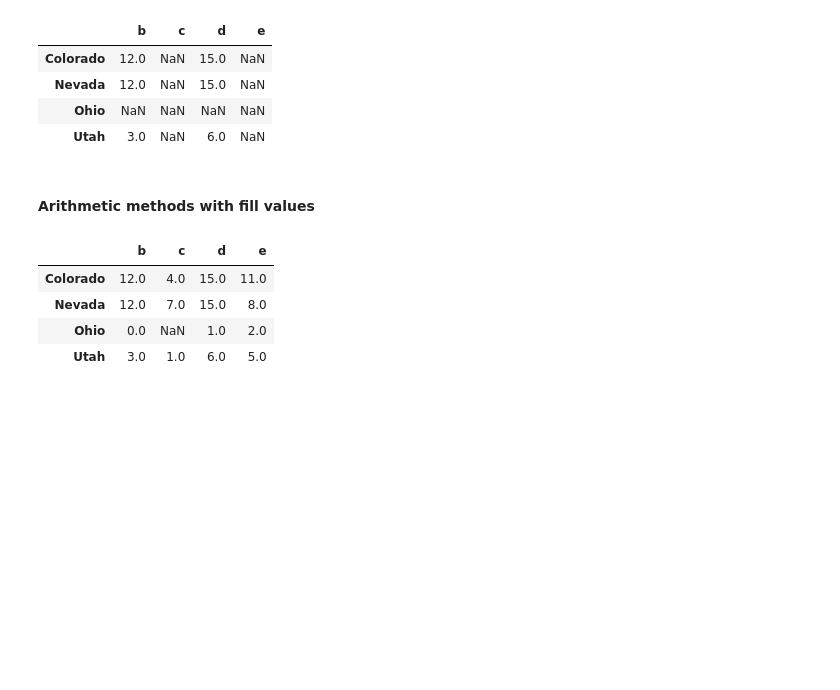
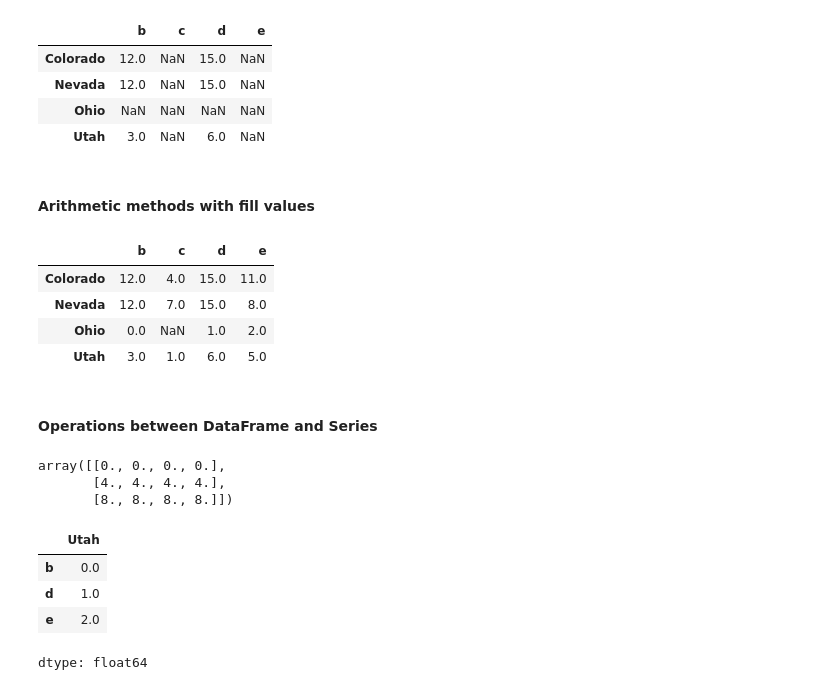
Before and after one commit to Mountain-Biker/pydata-book-practice, a Jupyter notebook: chapter5.ipynb, the cells around one changed output. Drawn from its saved outputs; the diff is of its cells as text; code cells hidden in the pictures; blank space fills up the shorter version.

```diff
--- a/chapter5.ipynb
+++ b/chapter5.ipynb
@@ -792,3 +792,5 @@ df1.add(df2, fill_value=0)
 | Nevada | 12.0 | 7.0 | 15.0 | 8.0 |
 | Ohio | 0.0 | NaN | 1.0 | 2.0 |
 | Utah | 3.0 | 1.0 | 6.0 | 5.0 |
+# %% [markdown]
+#### Operations between DataFrame and Series
@@ -794,0 +799,7 @@ df1.add(df2, fill_value=0)
+# %%
+# broadcasting in np array
+arr - arr[0]
+# %% [output]
+array([[0., 0., 0., 0.],
+       [4., 4., 4., 4.],
+       [8., 8., 8., 8.]])
@@ -794,0 +810,9 @@ df1.add(df2, fill_value=0)
+# %%
+series = frame.iloc[0]
+series
+# %% [output]
+|  | Utah |
+| b | 0.0 |
+| d | 1.0 |
+| e | 2.0 |
+dtype: float64
```
Also changed, not shown: parts of 9 cells of this notebook.
